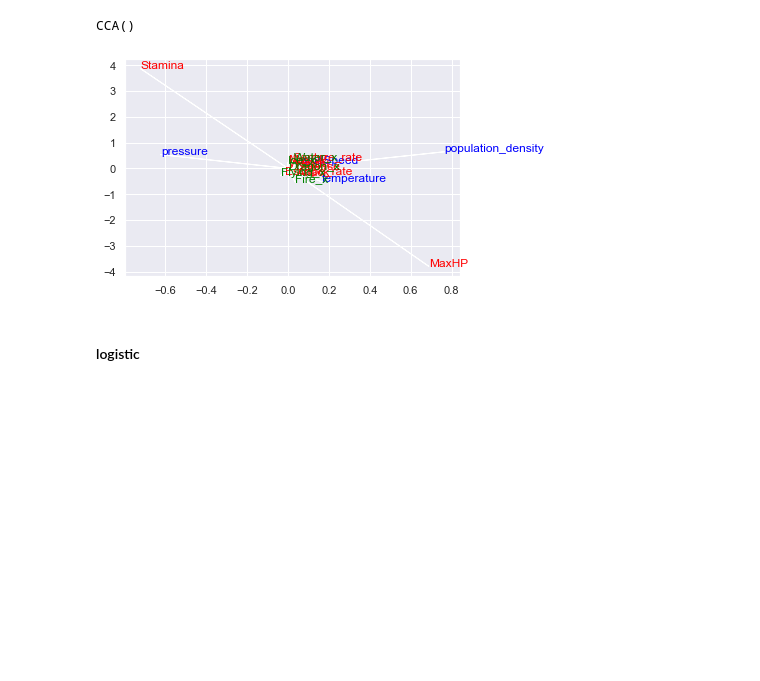
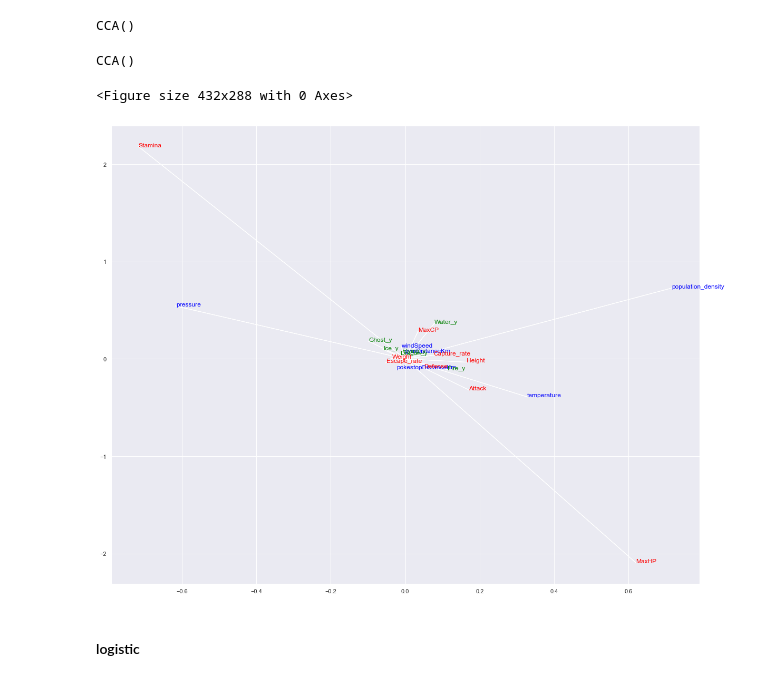
Before and after one commit to ranieri-unimi/spawn-em-all, a Jupyter notebook: notebook.ipynb, the cells around one changed output. Drawn from its saved outputs; the diff is of its cells as text; code cells hidden in the pictures; blank space fills up the shorter version.

```diff
--- a/notebook.ipynb
+++ b/notebook.ipynb
@@ -283,7 +282,7 @@ for e in [.35, .50, .75, ]:
 import prince
 # %%
 features = ['appearedTimeOfDay', 'weatherIcon', 'log_pd', 'closeToWater']
-interesting_types = [f'{t}_y' for t in ['Fire', 'Water', 'Flying', 'Ice', 'Dragon', ]]
+interesting_types = [f'{t}_y' for t in ['Fire', 'Water', 'Flying', 'Ice', 'Dragon', 'Ghost', ]]
 for f in features:
     print(set(df[f]))
 # %% [output]
@@ -331,17 +331,20 @@ d'''
 # %%
 # Split the data in X and Y
 czone_norm = ['temperature', 'windSpeed', 'pressure', 'population_density',]
-interesting_types = [f'{t}_x' for t in ['Fire', 'Water', 'Flying', 'Ice', 'Dragon', ]]
-X = df[czone_norm]
-Y = df[cstat+interesting_types]
-
-# Instantiate the Canonical Correlation Analysis with 2 components
-my_cca = CCA(n_components=2)
-
-# Fit the model
-my_cca.fit(X, Y)
+intersting_cooc = [f'{t}_x' for t in ['Fire', 'Water', 'Flying', 'Ice', 'Dragon', 'Ghost']]
 # %% [output]
 CCA()
+# %%
+X = df[czone]
+Y = df[cstat+interesting_types]
+
+# Instantiate the Canonical Correlation Analysis with 2 components
+my_cca = CCA(n_components=2)
+
+# Fit the model
+my_cca.fit(X, Y)
+# %% [output]
+CCA()
 # %%
 label_list = list(X.columns) + list(Y.columns)
 color_list = ['blue']*len(X.columns)+['red']*len(Y.columns)
@@ -354,28 +357,29 @@ for i in range(len(label_list)):
 # %%
 # Obtain the rotation matrices
 xrot = my_cca.x_rotations_
 yrot = my_cca.y_rotations_
 
 # Put them together in a numpy matrix
 xyrot = np.vstack((xrot,yrot))
 
 nvariables = xyrot.shape[0]
 
 plt.figure()
-#plt.figure(figsize=(20, 16))
+plt.figure(figsize=(20, 16))
 #plt.xlim((-0.10,0.20))
 #plt.ylim((-0.80,0.50))
 
 # Plot an arrow and a text label for each variable
 for i in range(nvariables):
   x = xyrot[i,0]
   y = xyrot[i,1]
 
   plt.arrow(0,0,x,y)
   plt.text(x,y, label_list[i], color=color_list[i])
 
 plt.show()
 # %% [output]
+<Figure size 432x288 with 0 Axes>
-[figure, old version]
+[figure, new version]
 # %% [markdown]
 #### logistic
```
Also changed, not shown: parts of 17 cells of this notebook, 2 other files.
